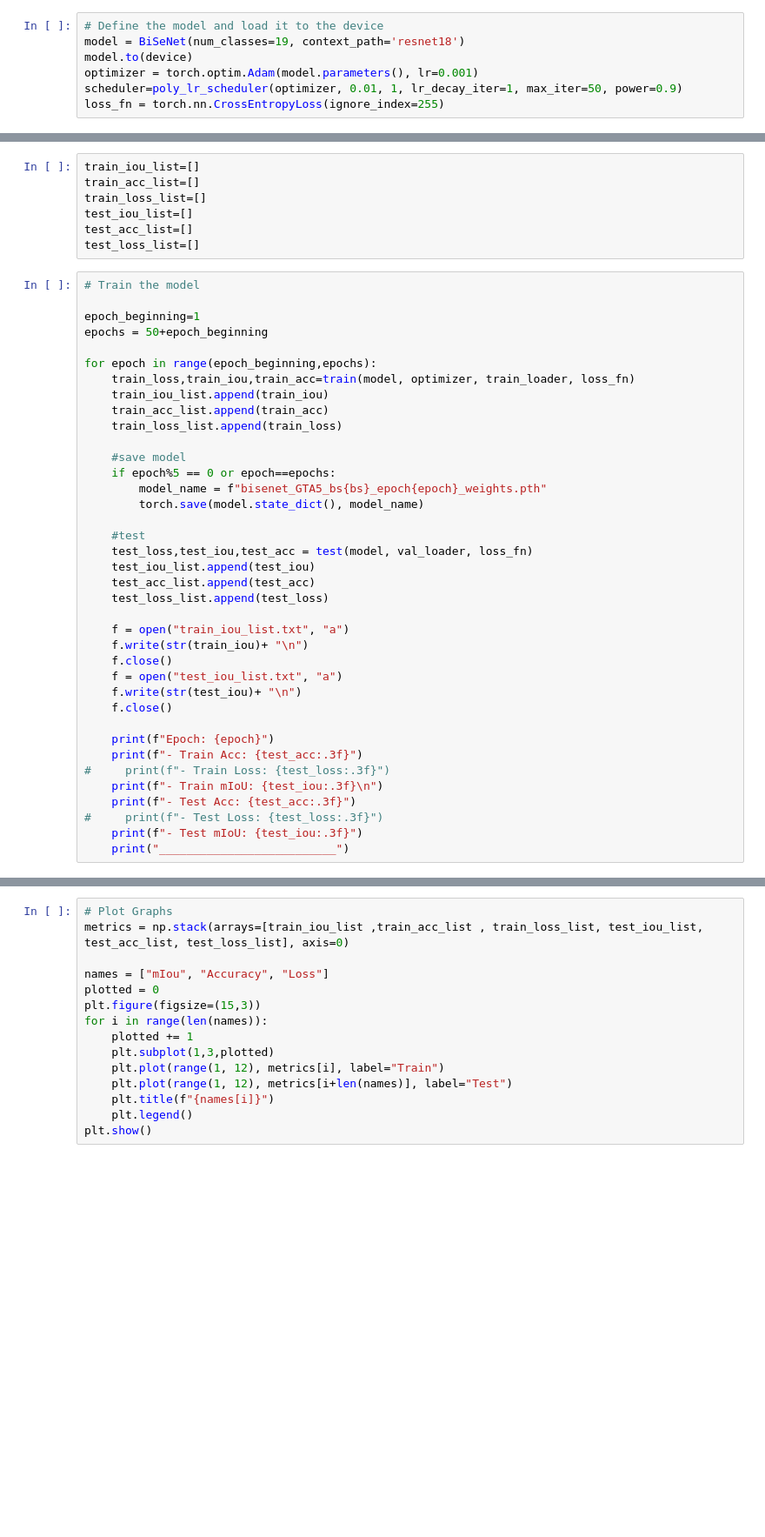
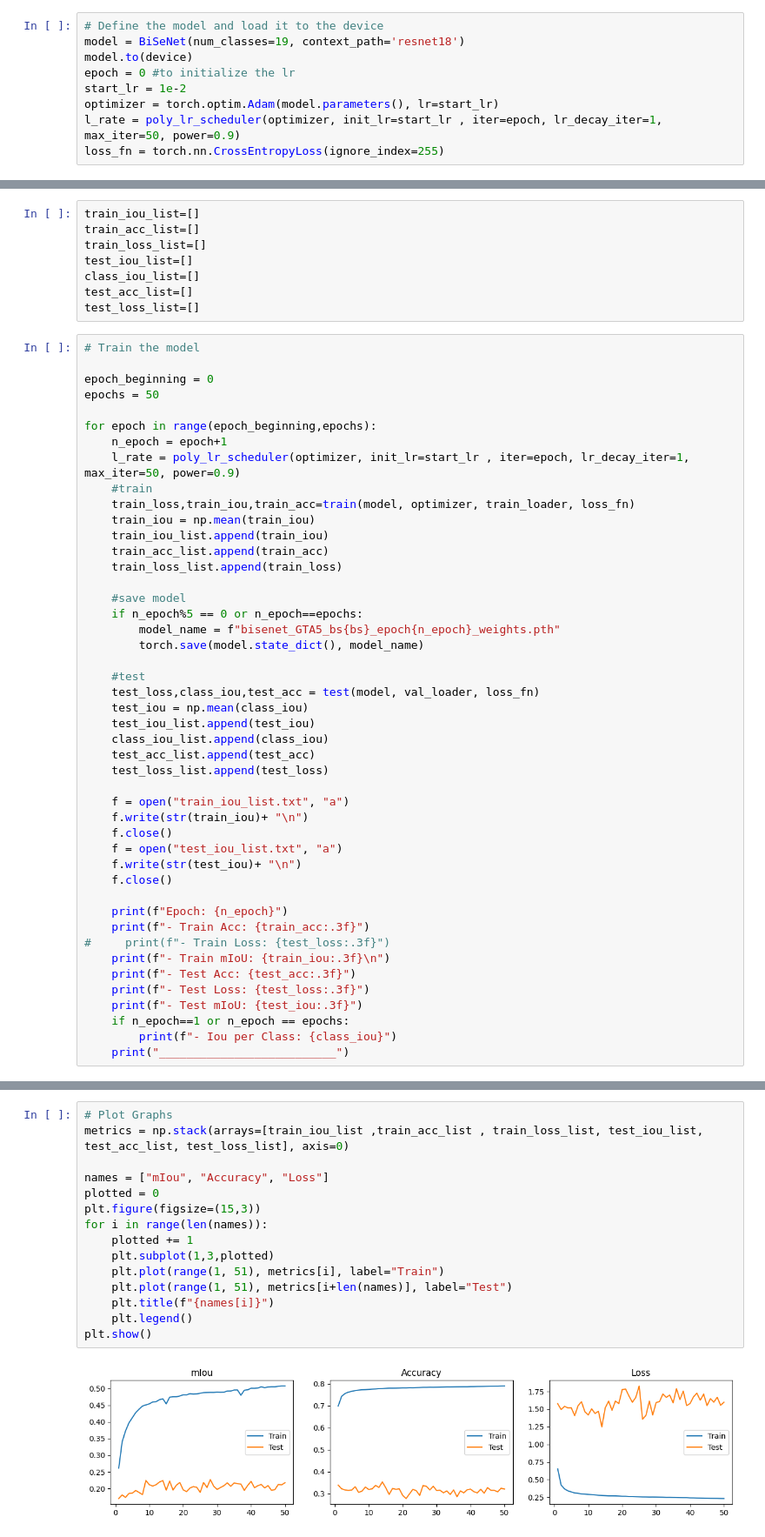
Before and after one commit to mattiaottoborgo/MLDL_project, a Jupyter notebook: gta_training.ipynb, the cells around one changed output, grey strips where cells are left out. Shown at 87% size. Saved outputs shown, nothing was run; the diff lists cells and outputs as text; blank space fills up the shorter version.

```diff
--- a/gta_training.ipynb
+++ b/gta_training.ipynb
@@ -173,6 +210,8 @@ plt.show()
 # Define the model and load it to the device
 model = BiSeNet(num_classes=19, context_path='resnet18')
 model.to(device)
-optimizer = torch.optim.Adam(model.parameters(), lr=0.001)
-scheduler=poly_lr_scheduler(optimizer, 0.01, 1, lr_decay_iter=1, max_iter=50, power=0.9)
+epoch = 0 #to initialize the lr
+start_lr = 1e-2
+optimizer = torch.optim.Adam(model.parameters(), lr=start_lr)
+l_rate = poly_lr_scheduler(optimizer, init_lr=start_lr , iter=epoch, lr_decay_iter=1, max_iter=50, power=0.9)
 loss_fn = torch.nn.CrossEntropyLoss(ignore_index=255)
@@ -184,28 +248,35 @@ train_iou_list=[]
 train_acc_list=[]
 train_loss_list=[]
 test_iou_list=[]
+class_iou_list=[]
 test_acc_list=[]
 test_loss_list=[]
 # %%
 # Train the model
 
-epoch_beginning=1
-epochs = 50+epoch_beginning
+epoch_beginning = 0
+epochs = 50
 
 for epoch in range(epoch_beginning,epochs):
+    n_epoch = epoch+1
+    l_rate = poly_lr_scheduler(optimizer, init_lr=start_lr , iter=epoch, lr_decay_iter=1, max_iter=50, power=0.9)
+    #train
     train_loss,train_iou,train_acc=train(model, optimizer, train_loader, loss_fn)
+    train_iou = np.mean(train_iou)
     train_iou_list.append(train_iou)
     train_acc_list.append(train_acc)
     train_loss_list.append(train_loss)
 
     #save model
-    if epoch%5 == 0 or epoch==epochs:
-        model_name = f"bisenet_GTA5_bs{bs}_epoch{epoch}_weights.pth"
+    if n_epoch%5 == 0 or n_epoch==epochs:
+        model_name = f"bisenet_GTA5_bs{bs}_epoch{n_epoch}_weights.pth"
         torch.save(model.state_dict(), model_name)
 
     #test
-    test_loss,test_iou,test_acc = test(model, val_loader, loss_fn)
+    test_loss,class_iou,test_acc = test(model, val_loader, loss_fn)
+    test_iou = np.mean(class_iou)
     test_iou_list.append(test_iou)
+    class_iou_list.append(class_iou)
     test_acc_list.append(test_acc)
     test_loss_list.append(test_loss)
 
@@ -216,11 +287,13 @@ for epoch in range(epoch_beginning,epochs):
     f.write(str(test_iou)+ "\n")
     f.close()
 
-    print(f"Epoch: {epoch}")
-    print(f"- Train Acc: {test_acc:.3f}")
+    print(f"Epoch: {n_epoch}")
+    print(f"- Train Acc: {train_acc:.3f}")
 #     print(f"- Train Loss: {test_loss:.3f}")
-    print(f"- Train mIoU: {test_iou:.3f}\n")
+    print(f"- Train mIoU: {train_iou:.3f}\n")
     print(f"- Test Acc: {test_acc:.3f}")
-#     print(f"- Test Loss: {test_loss:.3f}")
+    print(f"- Test Loss: {test_loss:.3f}")
     print(f"- Test mIoU: {test_iou:.3f}")
+    if n_epoch==1 or n_epoch == epochs:
+        print(f"- Iou per Class: {class_iou}")
     print("__________________________")
@@ -227,15 +315,17 @@ for epoch in range(epoch_beginning,epochs):
 # %%
 # Plot Graphs
 metrics = np.stack(arrays=[train_iou_list ,train_acc_list , train_loss_list, test_iou_list, test_acc_list, test_loss_list], axis=0)
 
 names = ["mIou", "Accuracy", "Loss"]
 plotted = 0
 plt.figure(figsize=(15,3))
 for i in range(len(names)):
     plotted += 1
     plt.subplot(1,3,plotted)
-    plt.plot(range(1, 12), metrics[i], label="Train")
-    plt.plot(range(1, 12), metrics[i+len(names)], label="Test")
+    plt.plot(range(1, 51), metrics[i], label="Train")
+    plt.plot(range(1, 51), metrics[i+len(names)], label="Test")
     plt.title(f"{names[i]}")
     plt.legend()
 plt.show()
+# %% [output]
+[figure, added]
```
Also changed, not shown: parts of 10 cells of this notebook.
